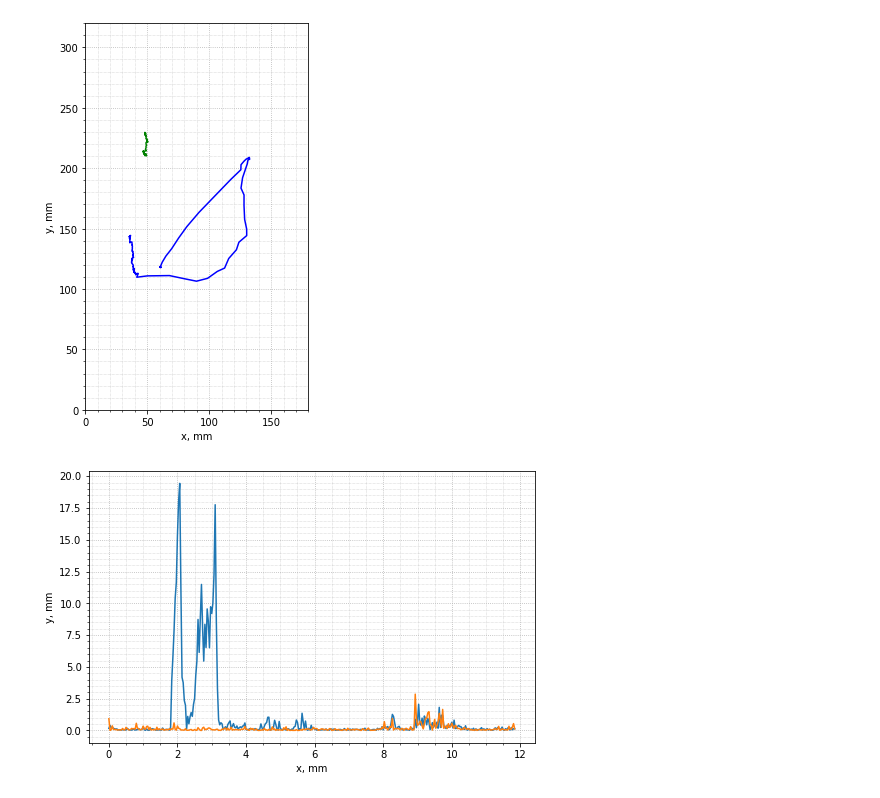
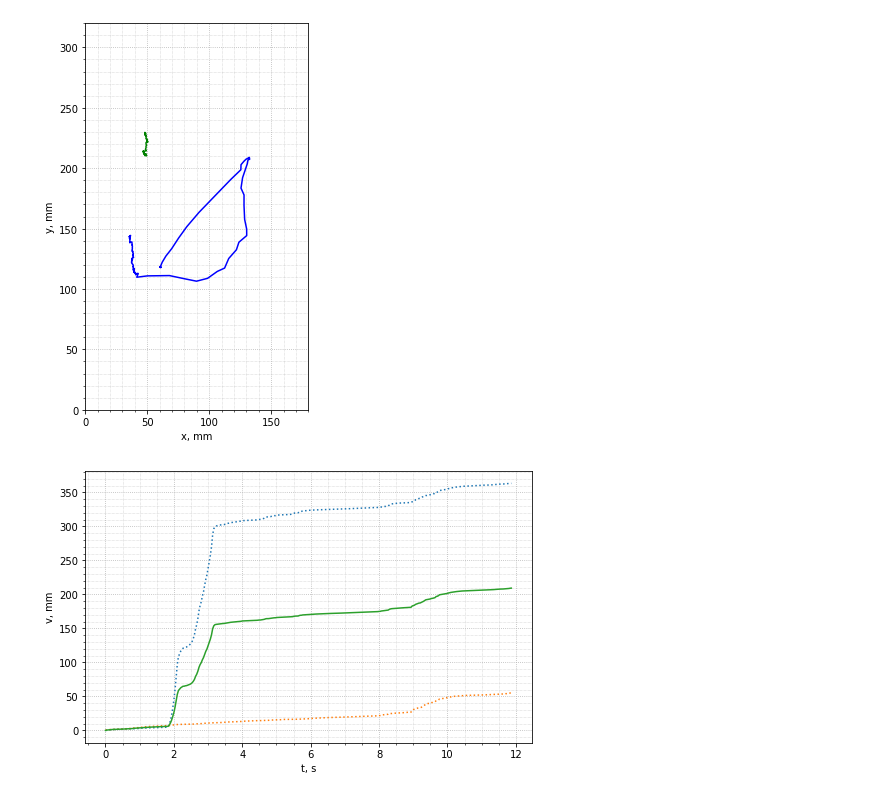
Before and after one commit to Eighonet/Active-matter-studies, a Jupyter notebook: Analysis/Untitled.ipynb, the cells around one changed output. Cells and saved outputs as stored; diff of their text form; code cells hidden in the pictures.

```diff
--- a/Analysis/Untitled.ipynb
+++ b/Analysis/Untitled.ipynb
@@ -66,29 +66,43 @@ plot_trajectories(data, [i for i in range(0, len(data.columns) // 2)])
 # %% [output]
 [figure]
 # %%
-# Ploting velocities
+# Path ploting
 
 import matplotlib.pyplot as plt
 from itertools import cycle
 import numpy as np
 
-def plot_velocities(data, numbers):
+def path(data, numbers):
+    result = []
     ax = plt.figure(figsize = (8, 5)).gca()
+    time_value = [t / FPS for t in range(0, len(data))]
+
     for element in numbers:
-        velocity = []
+        current = [0]
         for i in range(1, len(data.values)):
             dxcur = data.values[i][element * 2] - data.values[i - 1][element * 2]
             dycur = data.values[i][element * 2 + 1] - data.values[i - 1][element * 2 + 1]
-            velocity.append(np.sqrt(dxcur * dxcur + dycur * dycur))
-        time_value = [t / FPS for t in range(0, len(data) - 1)]
-        plt.plot(time_value, velocity)
-    ax.set_xlabel('x, mm')
-    ax.set_ylabel('y, mm')
+            value = current[-1] + np.sqrt(dxcur * dxcur + dycur * dycur)
+            current.append(value)
+        plt.plot(time_value, current, ':')
+        result.append(current)
+
+    average_path = []
+    for i in range(0, len(data.values)):
+        total = 0
+        for element in result:
+            total += element[i]
+        total /= len(result)
+        average_path.append(total)
+    plt.plot(time_value, average_path)
+
+    ax.set_xlabel('t, s')
+    ax.set_ylabel('v, mm')
     ax.set_axisbelow(True)
     ax.minorticks_on()
     ax.grid(which = 'major', linestyle = ':')
     ax.grid(which = 'minor', linestyle=':', linewidth='0.5')
 # %%
-plot_velocities(data, [i for i in range(0, len(data.columns) // 2)])
+path(data, [i for i in range(0, len(data.columns) // 2)])
 # %% [output]
-[figure, old version]
+[figure, new version]
```
Also changed, not shown: parts of 2 cells of this notebook.
